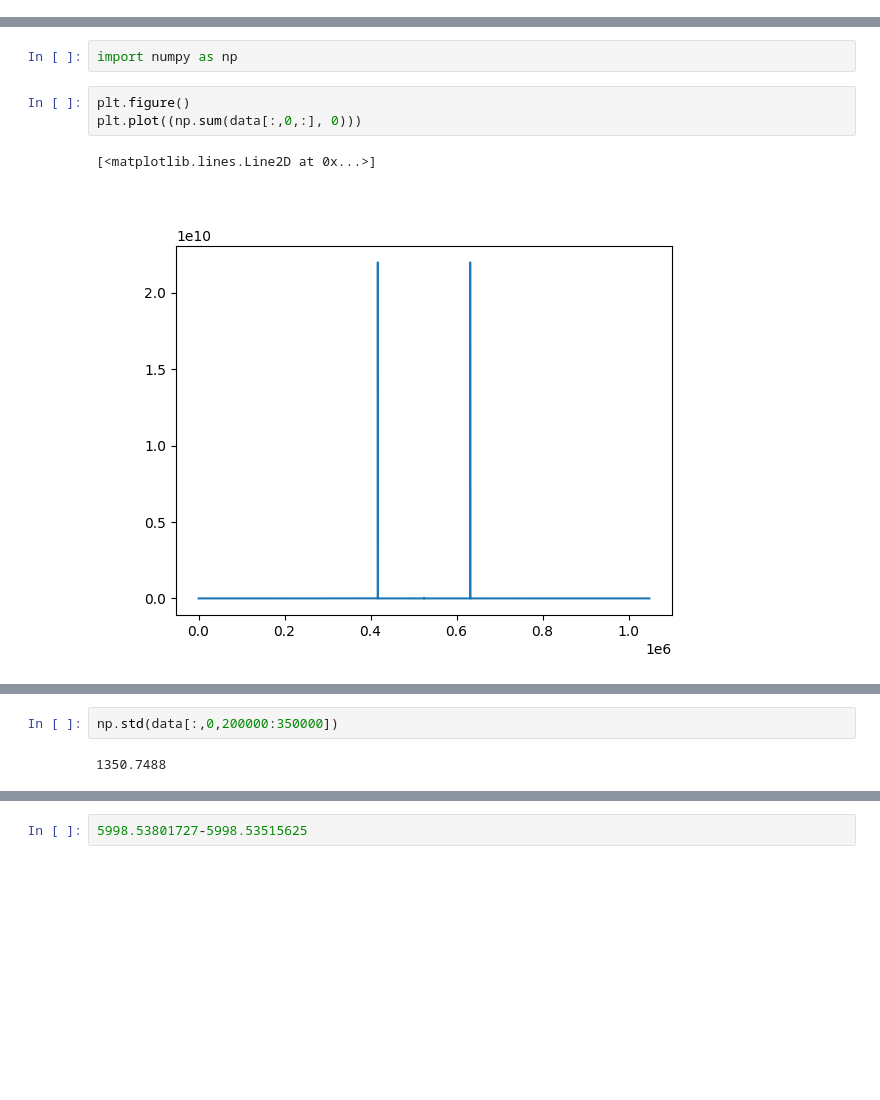
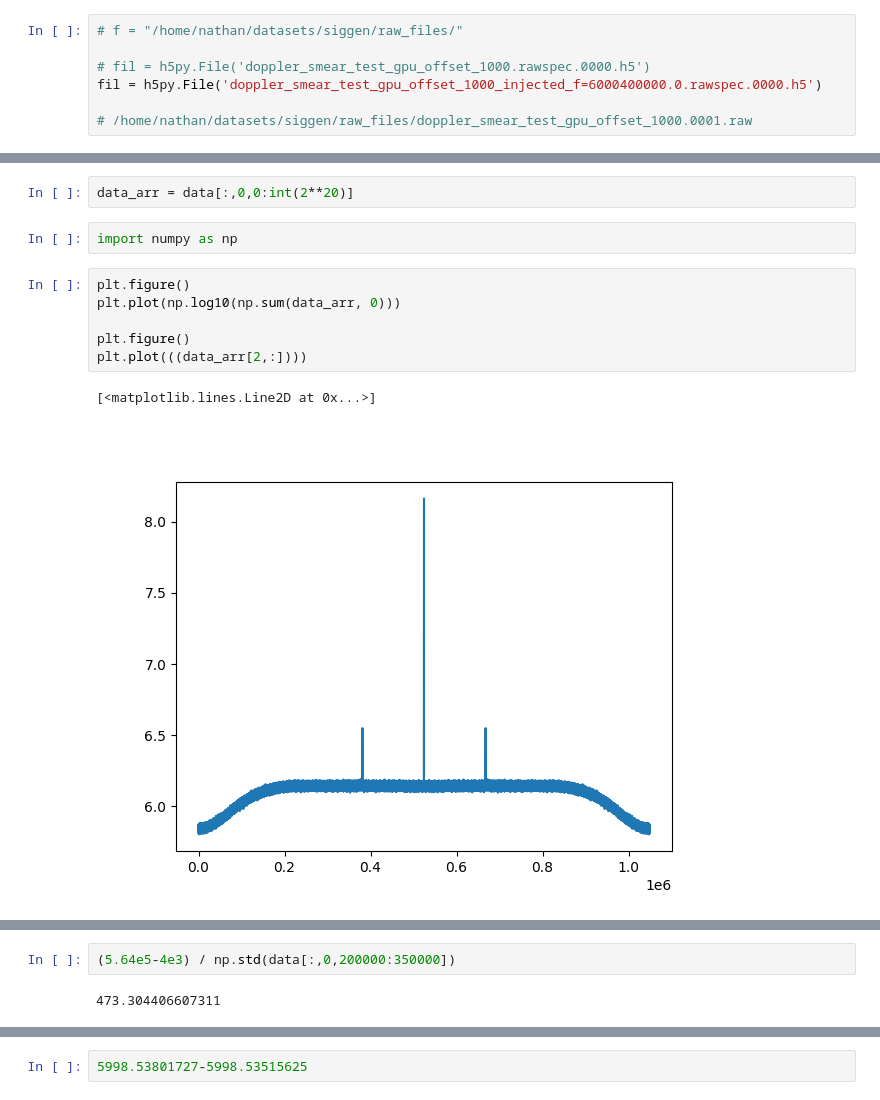
Before and after one commit to n-west/bliss-benchmark, a Jupyter notebook: view_raw.ipynb, the cells around one changed output, grey strips where cells are left out. Drawn from its saved outputs; the diff is of its cells as text; blank space fills up the shorter version.

Commit message:
inject single tone

````diff
--- a/view_raw.ipynb
+++ b/view_raw.ipynb
@@ -20,3 +20,10 @@ fil = h5py.File('test_v_std0.001_pols1.rawspec.0000.h5')
+# %%
+# f = "/home/nathan/datasets/siggen/raw_files/"
+
+# fil = h5py.File('doppler_smear_test_gpu_offset_1000.rawspec.0000.h5')
+fil = h5py.File('doppler_smear_test_gpu_offset_1000_injected_f=6000400000.0.rawspec.0000.h5')
+
+# /home/nathan/datasets/siggen/raw_files/doppler_smear_test_gpu_offset_1000.0001.raw
 # %%
 data = fil["data"]
 print(data.shape)
@@ -62,11 +69,16 @@ tsamp :: 18.253611007999982
 tstart :: 59046.92634259259
 za_start :: 0.0
 ```
+# %%
+data_arr = data[:,0,0:int(2**20)]
 # %%
 import numpy as np
 # %%
 plt.figure()
-plt.plot((np.sum(data[:,0,:], 0)))
+plt.plot(np.log10(np.sum(data_arr, 0)))
+
+plt.figure()
+plt.plot(((data_arr[2,:])))
 # %% [output]
 [<matplotlib.lines.Line2D at 0x...>]
-[figure, old version]
+[figure, new version]
@@ -73,6 +86,6 @@ plt.plot((np.sum(data[:,0,:], 0)))
 # %%
-np.std(data[:,0,200000:350000])
+(5.64e5-4e3) / np.std(data[:,0,200000:350000])
 # %% [output]
-1350.7488
+473.304406607311
 # %%
 plt.figure()
````
Also changed, not shown: parts of 6 cells of this notebook, 2 other files.
